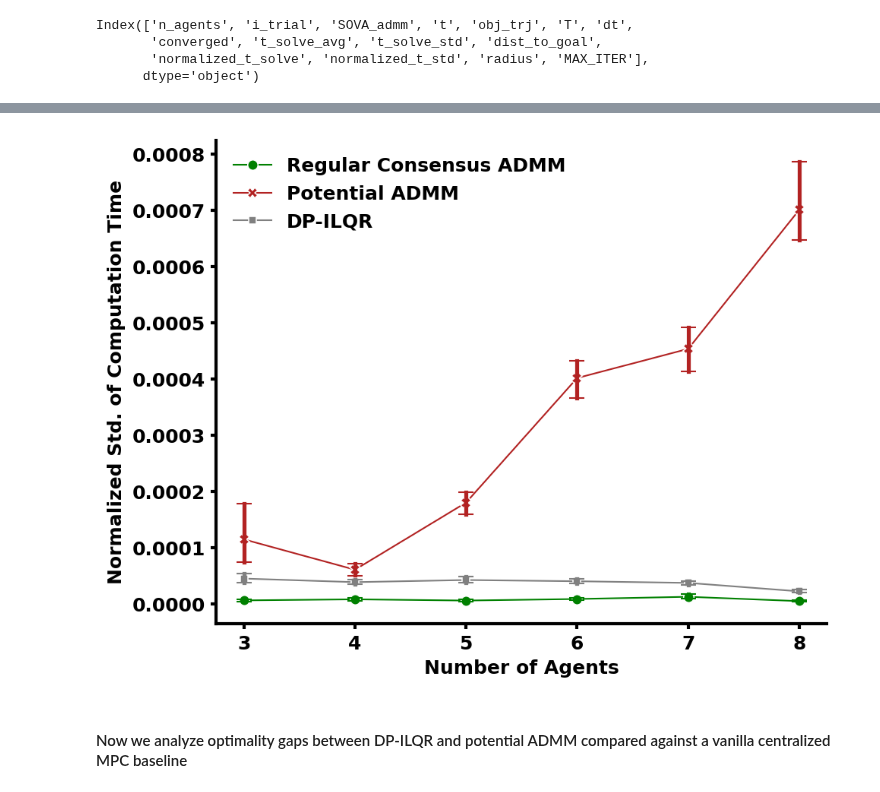
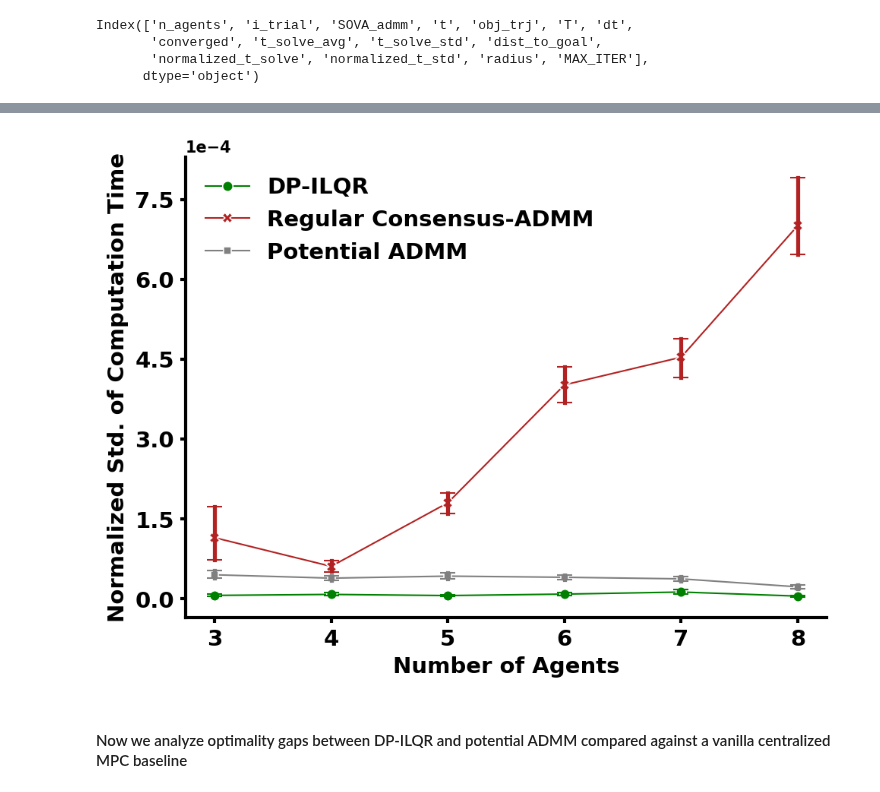
Before and after one commit to labicon/Potential-ADMM_code, a Jupyter notebook: distributed_ADMM/monte_carlo_analysis.ipynb, the cells around one changed output, grey strips where cells are left out. Saved outputs shown, nothing was run; the diff lists cells and outputs as text; code cells hidden in the pictures.

Commit message:
updated computation times figure

```diff
--- a/distributed_ADMM/monte_carlo_analysis.ipynb
+++ b/distributed_ADMM/monte_carlo_analysis.ipynb
@@ -99,28 +128,34 @@ plt.savefig('results/avg_computation_times_comparison.png', bbox_inches = 'tight
 # %%
 plt.figure(dpi=150)
 err_kws = {'capsize': 5, 'capthick':1, 'elinewidth':2.5}
 ax = sns.lineplot(data=dpilqr_admm_df, x="n_agents", y="normalized_t_std", hue='SOVA_admm', lw=1.0, style='SOVA_admm',
              dashes=False, markers=True, markersize=6.5,palette=["green", "firebrick", "grey"], err_style='bars', err_kws = err_kws)
 
 
 for axis in ['bottom','left']:
     ax.spines[axis].set_linewidth(2.0)
 
 ax.spines['top'].set_visible(False)
 ax.spines['right'].set_visible(False)
 ax.tick_params(width=2.0)
 
-plt.xticks(size=12, weight= 'bold')
-plt.yticks(size=12, weight= 'bold')
+plt.xticks(size=14, weight= 'bold')
+plt.yticks(size=14, weight= 'bold')
 # ax.set_xlabel(ax.get_xlabel(), fontsize=12, weight='bold')
 # ax.set_ylabel(ax.get_ylabel(), fontsize=12, weight='bold')
-plt.ylabel('Normalized Std. of Computation Time',fontsize=12, weight='bold');
-plt.xlabel('Number of Agents',fontsize=12, weight='bold');
-plt.legend(labels=['Regular Consensus ADMM','Potential ADMM','DP-ILQR'],frameon=False,prop={'weight':'bold','size':12})
+plt.ylabel('Normalized Std. of Computation Time',fontsize=14, weight='bold');
+plt.xlabel('Number of Agents',fontsize=14, weight='bold');
+plt.legend(labels=['DP-ILQR','Regular Consensus-ADMM','Potential ADMM'],frameon=False,prop={'weight':'bold','size':14})
+
+# Set y-axis to scientific notation style with fewer ticks
+ax.yaxis.get_major_formatter().set_powerlimits((-2, 2))
+ax.yaxis.set_major_locator(ticker.MaxNLocator(nbins=6))
+font = FontProperties(weight='bold')
+ax.yaxis.get_offset_text().set_font_properties(font)
 
 plt.savefig('results/std_computation_times_comparison.png', bbox_inches = 'tight', dpi=250, facecolor = ax.get_facecolor())
 # %% [output]
-[figure, old version]
+[figure, new version]
 # %% [markdown]
 #### Now we analyze optimality gaps between DP-ILQR and potential ADMM compared against a vanilla centralized MPC baseline
 # %%
```
Also changed, not shown: parts of 100 cells of this notebook, 14 other files.
